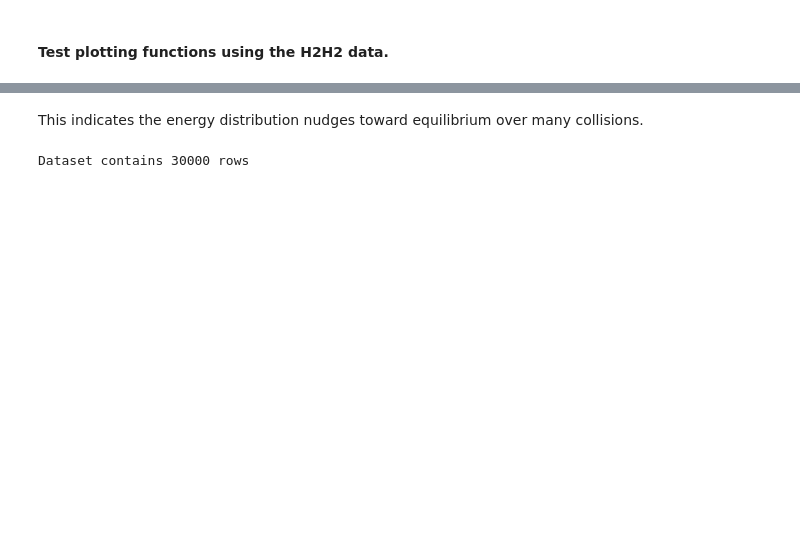
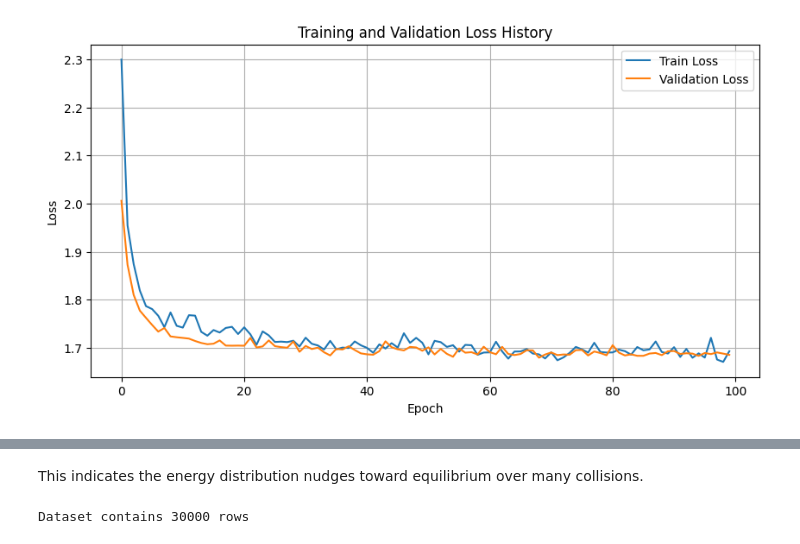
Before and after one commit to TijnZeelenberg/scatteringkernels, a Jupyter notebook: H2scatterplots.ipynb, the cells around one changed output, grey strips where cells are left out. Cells and saved outputs as stored; diff of their text form; code cells hidden in the pictures; blank space fills up the shorter version.

```diff
--- a/H2scatterplots.ipynb
+++ b/H2scatterplots.ipynb
@@ -1,2 +1,22 @@
-# %% [markdown]
-#### Test plotting functions using the H2H2 data.
+# %%
+import matplotlib.pyplot as plt
+import torch
+from machinelearning.mdn import MixtureDensityNetwork
+from config.experiment_config import ExperimentConfig
+
+config = ExperimentConfig()
+mdn_path = "results/models/mdn_H2H2v2.pth"
+
+model_dict = torch.load(mdn_path, map_location=torch.device("cpu"))
+
+# Plot loss history
+plt.figure(figsize=(10, 5))
+plt.plot(model_dict.get("train_loss_history", []), label="Train Loss")
+plt.plot(model_dict.get("val_loss_history", []), label="Validation Loss")
+plt.xlabel("Epoch")
+plt.ylabel("Loss")
+plt.title("Training and Validation Loss History")
+plt.legend()
+plt.grid()
+# %% [output]
+[figure, added]
```
Also changed, not shown: parts of 6 cells of this notebook, 3 other files.
